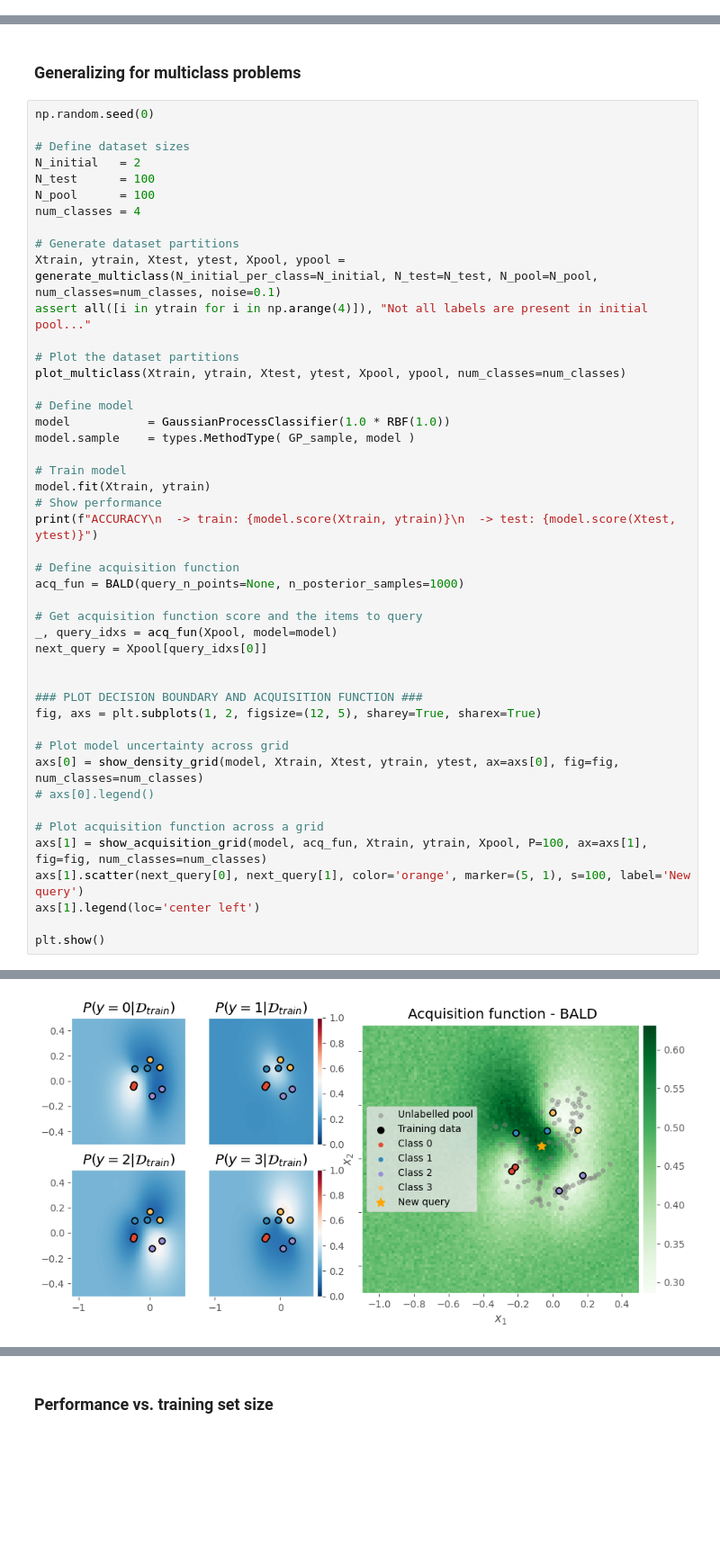
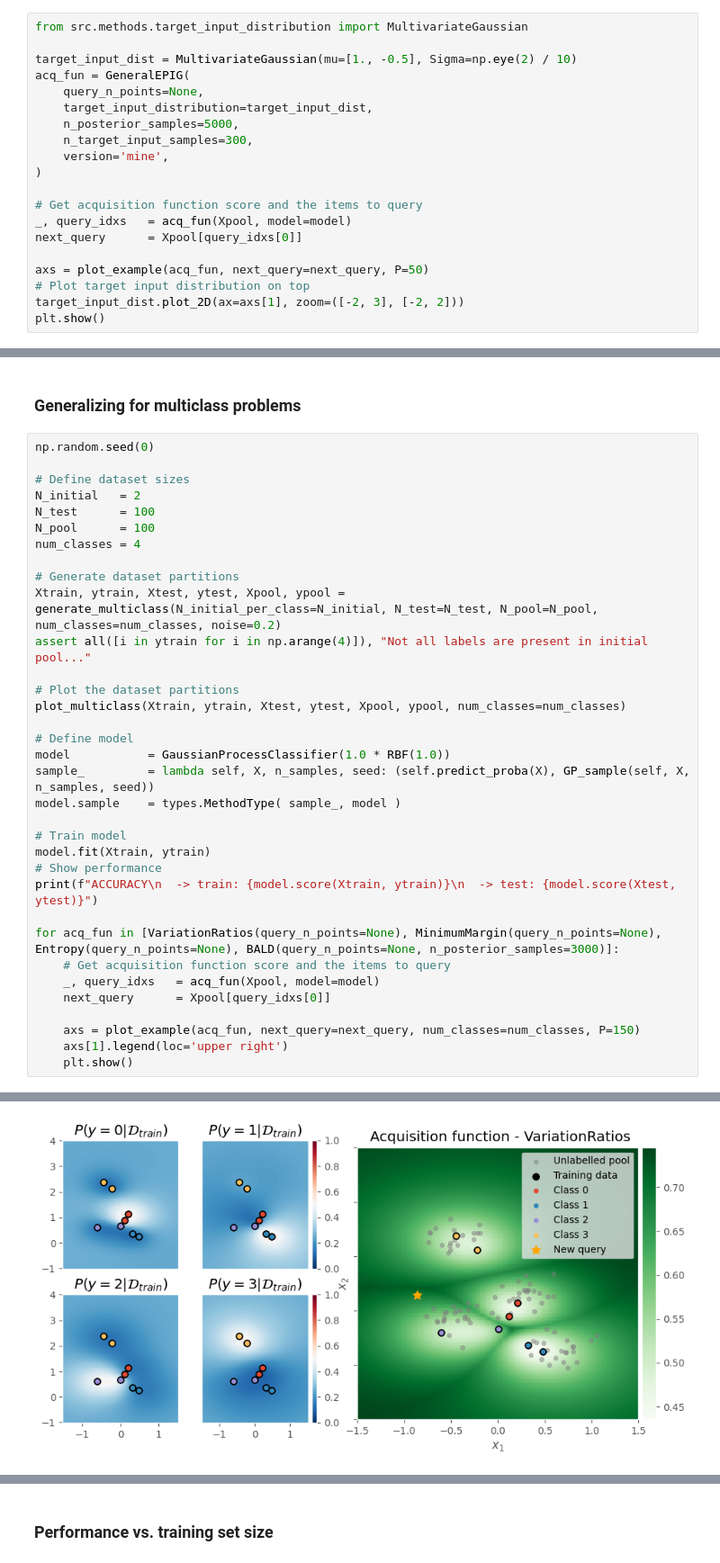
Before and after one commit to albertkjoller/abdl, a Jupyter notebook: notebooks/2D_exploration.ipynb, the cells around one changed output, grey strips where cells are left out. Shown at 90% size. Cells and saved outputs as stored; diff of their text form; blank space fills up the shorter version.

```diff
--- a/notebooks/2D_exploration.ipynb
+++ b/notebooks/2D_exploration.ipynb
@@ -89,0 +389,20 @@ plt.show()
+# %%
+from src.methods.target_input_distribution import MultivariateGaussian
+
+target_input_dist = MultivariateGaussian(mu=[1., -0.5], Sigma=np.eye(2) / 10)
+acq_fun = GeneralEPIG(
+    query_n_points=None,
+    target_input_distribution=target_input_dist,
+    n_posterior_samples=5000,
+    n_target_input_samples=300,
+    version='mine',
+)
+
+# Get acquisition function score and the items to query
+_, query_idxs   = acq_fun(Xpool, model=model)
+next_query      = Xpool[query_idxs[0]]
+
+axs = plot_example(acq_fun, next_query=next_query, P=50)
+# Plot target input distribution on top
+target_input_dist.plot_2D(ax=axs[1], zoom=([-2, 3], [-2, 2]))
+plt.show()
@@ -102,7 +423,7 @@ N_pool      = 100
 num_classes = 4
 
 # Generate dataset partitions
-Xtrain, ytrain, Xtest, ytest, Xpool, ypool = generate_multiclass(N_initial_per_class=N_initial, N_test=N_test, N_pool=N_pool, num_classes=num_classes, noise=0.1)
+Xtrain, ytrain, Xtest, ytest, Xpool, ypool = generate_multiclass(N_initial_per_class=N_initial, N_test=N_test, N_pool=N_pool, num_classes=num_classes, noise=0.2)
 assert all([i in ytrain for i in np.arange(4)]), "Not all labels are present in initial pool..."
 
 # Plot the dataset partitions
@@ -110,32 +431,20 @@ plot_multiclass(Xtrain, ytrain, Xtest, ytest, Xpool, ypool, num_classes=num_clas
 
 # Define model
 model           = GaussianProcessClassifier(1.0 * RBF(1.0))
-model.sample    = types.MethodType( GP_sample, model )
+sample_         = lambda self, X, n_samples, seed: (self.predict_proba(X), GP_sample(self, X, n_samples, seed))
+model.sample    = types.MethodType( sample_, model )
 
 # Train model
 model.fit(Xtrain, ytrain)
 # Show performance
 print(f"ACCURACY\n  -> train: {model.score(Xtrain, ytrain)}\n  -> test: {model.score(Xtest, ytest)}")
 
-# Define acquisition function
-acq_fun = BALD(query_n_points=None, n_posterior_samples=1000)
+for acq_fun in [VariationRatios(query_n_points=None), MinimumMargin(query_n_points=None), Entropy(query_n_points=None), BALD(query_n_points=None, n_posterior_samples=3000)]:
+    # Get acquisition function score and the items to query
+    _, query_idxs   = acq_fun(Xpool, model=model)
+    next_query      = Xpool[query_idxs[0]]
 
-# Get acquisition function score and the items to query
-_, query_idxs = acq_fun(Xpool, model=model)
-next_query = Xpool[query_idxs[0]]
-
-
-### PLOT DECISION BOUNDARY AND ACQUISITION FUNCTION ###
-fig, axs = plt.subplots(1, 2, figsize=(12, 5), sharey=True, sharex=True)
-
-# Plot model uncertainty across grid
-axs[0] = show_density_grid(model, Xtrain, Xtest, ytrain, ytest, ax=axs[0], fig=fig, num_classes=num_classes)
-# axs[0].legend()
-
-# Plot acquisition function across a grid
-axs[1] = show_acquisition_grid(model, acq_fun, Xtrain, ytrain, Xpool, P=100, ax=axs[1], fig=fig, num_classes=num_classes)
-axs[1].scatter(next_query[0], next_query[1], color='orange', marker=(5, 1), s=100, label='New query')
-axs[1].legend(loc='center left')
-
-plt.show()
+    axs = plot_example(acq_fun, next_query=next_query, num_classes=num_classes, P=150)
+    axs[1].legend(loc='upper right')
+    plt.show()
 # %% [output]
@@ -146 +455 @@ ACCURACY
-[figure, old version]
+[figure, new version]
```
Also changed, not shown: parts of 20 cells of this notebook, 5 other files.
